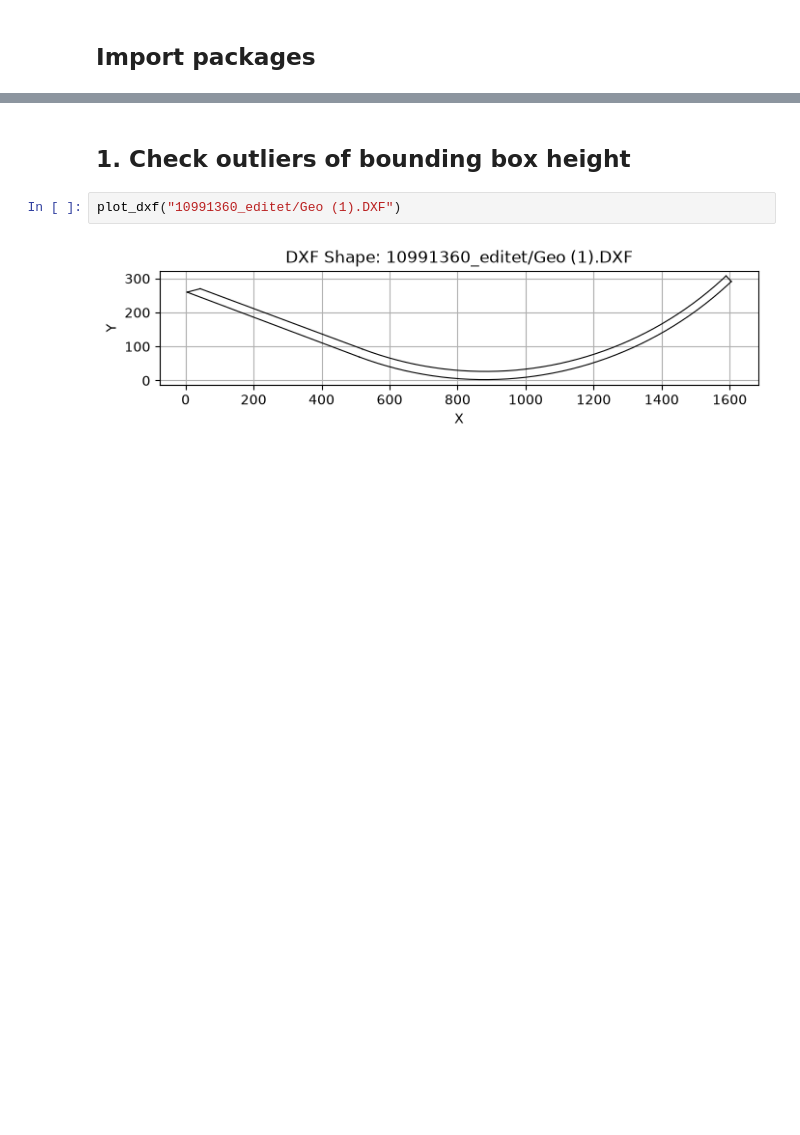
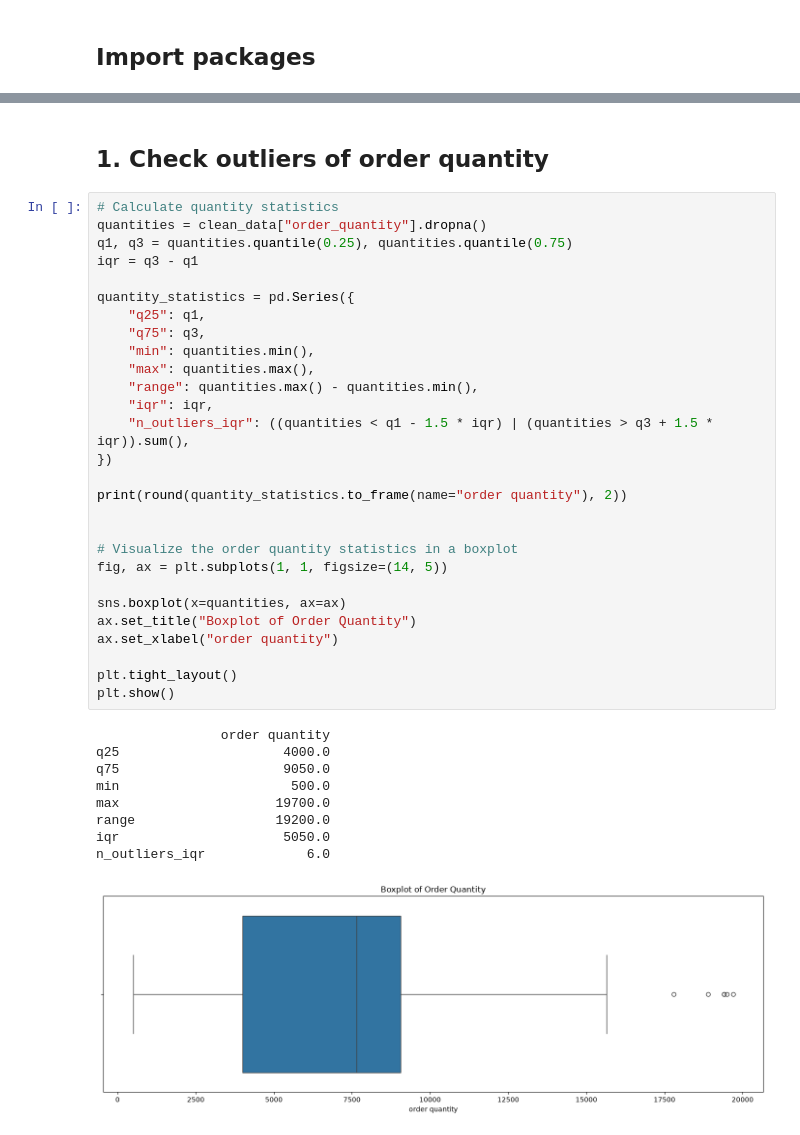
Before and after one commit to loruedel/Challenge1, a Jupyter notebook: Outlier_detection.ipynb, the cells around one changed output, grey strips where cells are left out. Saved outputs shown, nothing was run; the diff lists cells and outputs as text; blank space fills up the shorter version.

Commit message:
outlier detection

```diff
--- a/Outlier_detection.ipynb
+++ b/Outlier_detection.ipynb
@@ -31,6 +32,40 @@ clean_data.head(5)
 # %% [markdown]
-## 1. Check outliers of bounding box height
+## 1. Check outliers of order quantity
-# %%
-plot_dxf("10991360_editet/Geo (1).DXF")
-# %% [output]
-[figure, removed]
+# %%
+# Calculate quantity statistics
+quantities = clean_data["order_quantity"].dropna()
+q1, q3 = quantities.quantile(0.25), quantities.quantile(0.75)
+iqr = q3 - q1
+
+quantity_statistics = pd.Series({
+    "q25": q1,
+    "q75": q3,
+    "min": quantities.min(),
+    "max": quantities.max(),
+    "range": quantities.max() - quantities.min(),
+    "iqr": iqr,
+    "n_outliers_iqr": ((quantities < q1 - 1.5 * iqr) | (quantities > q3 + 1.5 * iqr)).sum(),
+})
+
+print(round(quantity_statistics.to_frame(name="order quantity"), 2))
+
+
+# Visualize the order quantity statistics in a boxplot
+fig, ax = plt.subplots(1, 1, figsize=(14, 5))
+
+sns.boxplot(x=quantities, ax=ax)
+ax.set_title("Boxplot of Order Quantity")
+ax.set_xlabel("order quantity")
+
+plt.tight_layout()
+plt.show()
+# %% [output]
+                order quantity
+q25                     4000.0
+q75                     9050.0
+min                      500.0
+max                    19700.0
+range                  19200.0
+iqr                     5050.0
+n_outliers_iqr             6.0
+[figure, added]
```
Also changed, not shown: parts of 8 cells of this notebook, 2 other files.
